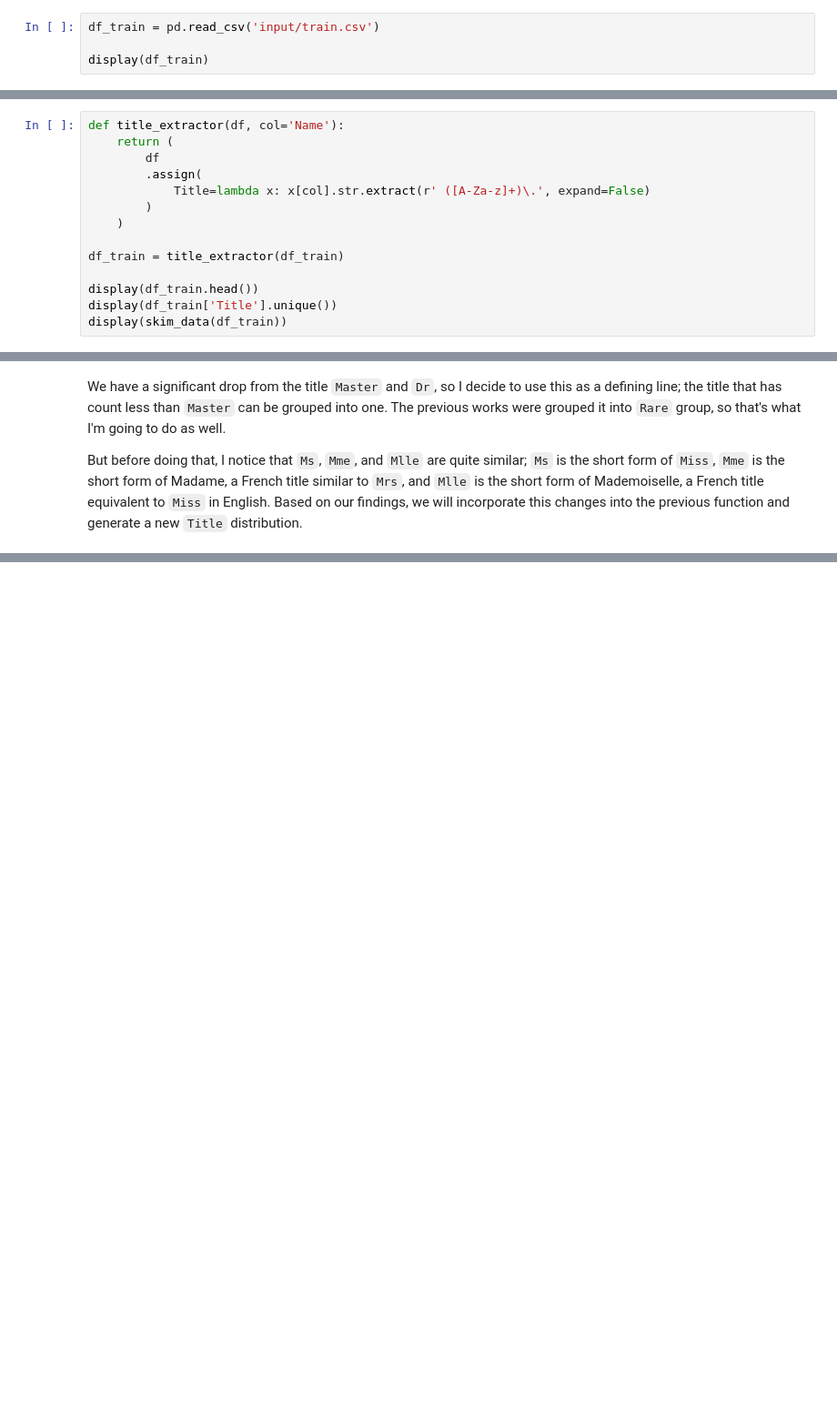
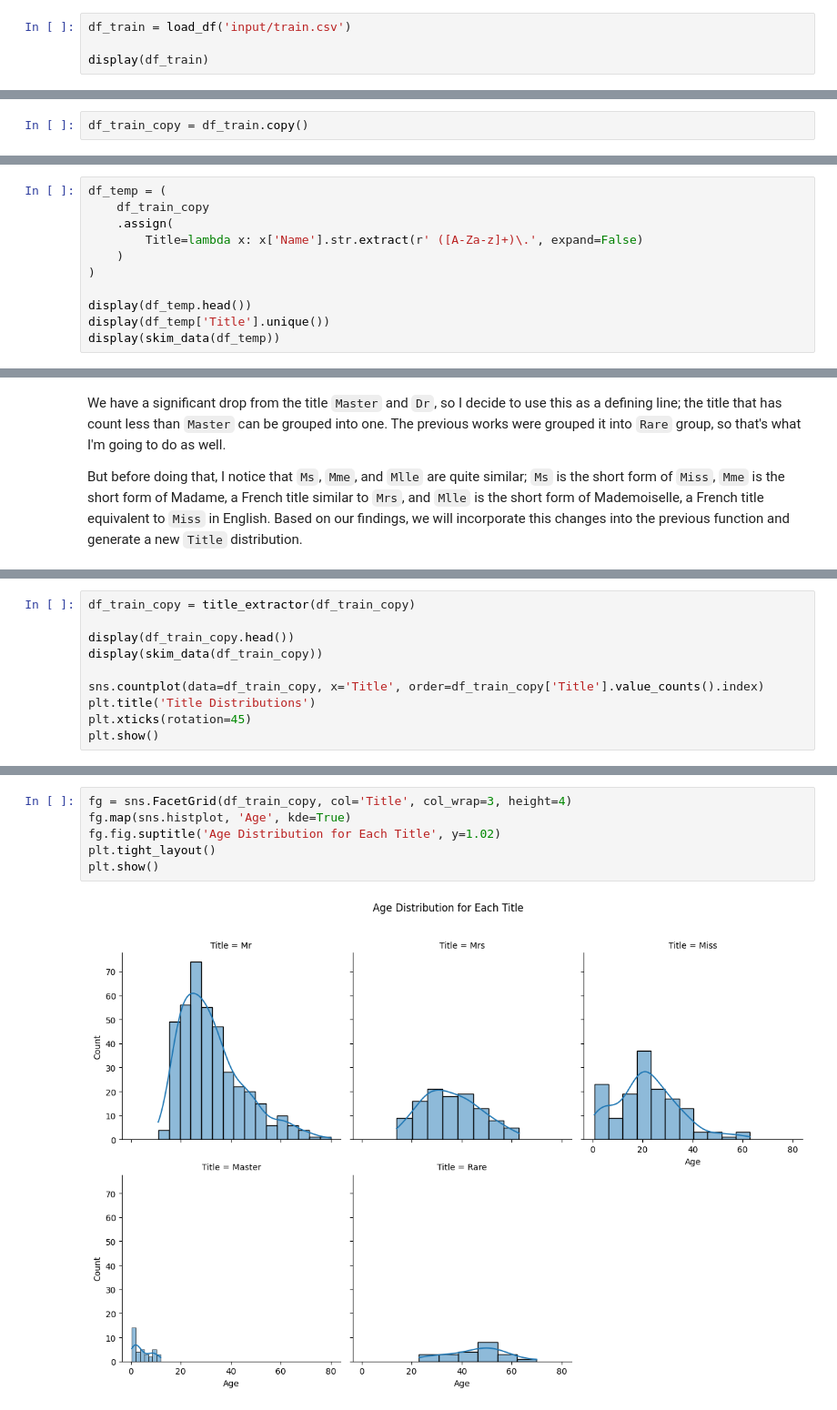
Before and after one commit to rbennum/titanic-survival, a Jupyter notebook: notebooks/explorations.ipynb, the cells around one changed output, grey strips where cells are left out. Shown at 91% size. Drawn from its saved outputs; the diff is of its cells as text; blank space fills up the shorter version.

Commit message:
feat: avoid using df_train in wrangling mode

```diff
--- a/notebooks/explorations.ipynb
+++ b/notebooks/explorations.ipynb
@@ -15,7 +162,7 @@ But there's one thing that I will not try as my approach: deep learning, as I ha
 # %% [markdown]
 ## Load Dataset
 # %%
-df_train = pd.read_csv('input/train.csv')
+df_train = load_df('input/train.csv')
 
 display(df_train)
 # %% [output]
@@ -123 +232,3 @@ no null on any object-type features, etc. But, there are two things I want to ta
+# %%
+df_train_copy = df_train.copy()
 # %% [markdown]
@@ -131,19 +242,16 @@ describe one person's status. This explanation also works on the `Cabin` feature
 
 Let's see if we can extract the titles from the name:
 # %%
-def title_extractor(df, col='Name'):
-    return (
-        df
-        .assign(
-            Title=lambda x: x[col].str.extract(r' ([A-Za-z]+)\.', expand=False)
-        )
+df_temp = (
+    df_train_copy
+    .assign(
+        Title=lambda x: x['Name'].str.extract(r' ([A-Za-z]+)\.', expand=False)
     )
+)
 
-df_train = title_extractor(df_train)
-
-display(df_train.head())
-display(df_train['Title'].unique())
-display(skim_data(df_train))
+display(df_temp.head())
+display(df_temp['Title'].unique())
+display(skim_data(df_temp))
 # %% [output]
 |  | PassengerId | Survived | Pclass | Name | Sex | Age | SibSp | Parch | Ticket | Fare | ... |
 | 0 | 1 | 0 | 3 | Braund, Mr. Owen Harris | male | 22.0 | 1 | 0 | A/5 21171 | 7.2500 | ... |
@@ -281,0 +296,10 @@ plt.show()
+# %%
+df_train_copy = title_extractor(df_train_copy)
+
+display(df_train_copy.head())
+display(skim_data(df_train_copy))
+
+sns.countplot(data=df_train_copy, x='Title', order=df_train_copy['Title'].value_counts().index)
+plt.title('Title Distributions')
+plt.xticks(rotation=45)
+plt.show()
@@ -367,0 +348,8 @@ plt.show()
+# %%
+fg = sns.FacetGrid(df_train_copy, col='Title', col_wrap=3, height=4)
+fg.map(sns.histplot, 'Age', kde=True)
+fg.fig.suptitle('Age Distribution for Each Title', y=1.02)
+plt.tight_layout()
+plt.show()
+# %% [output]
+[figure, added]
```
Also changed, not shown: parts of 40 cells of this notebook.
